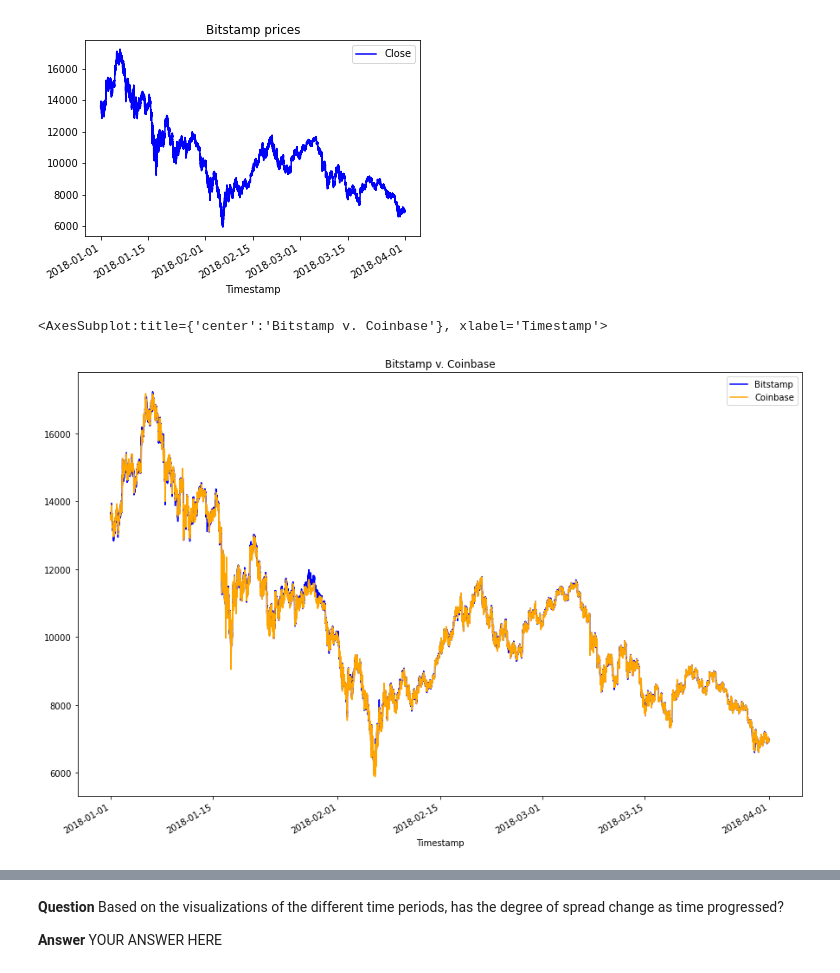
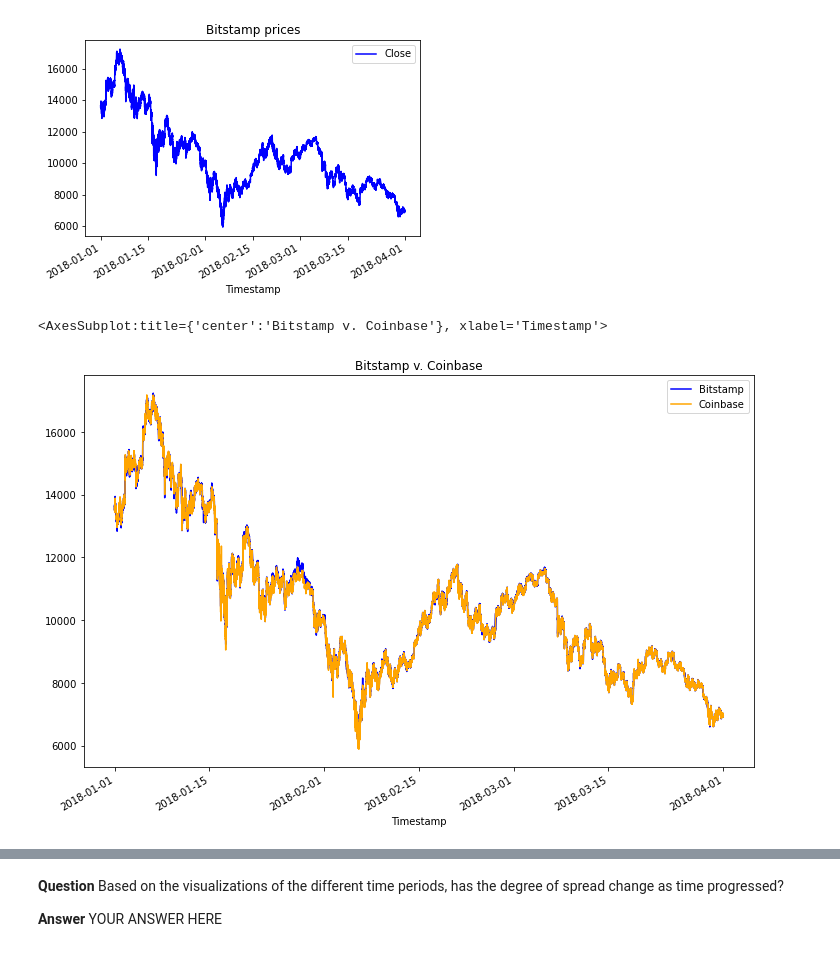
Before and after one commit to sangramsinghg/berkeley_fintech_module_3_challenge, a Jupyter notebook: crypto_arbitrage.ipynb, the cells around one changed output, grey strips where cells are left out. Drawn from its saved outputs; the diff is of its cells as text; code cells hidden in the pictures.

```diff
--- a/crypto_arbitrage.ipynb
+++ b/crypto_arbitrage.ipynb
@@ -251,9 +251,10 @@ bitstamp_sliced.plot(figsize=(6,4), title="Bitstamp prices", color="blue")
 # %%
 # Overlay the visualizations for the bitstamp and coinbase DataFrames in one plot
 # The plot should visualize the prices over the full lenth of the dataset
-# Be sure to include the parameters: legend, figure size, title, and color and label
-# YOUR CODE HERE
+# included the parameters: legend, figure size, title, and color and label
+ax=bitstamp_sliced['Close'].plot(figsize=(12,8), legend=True, title="Bitstamp v. Coinbase", color="blue", label='Bitstamp')
+coinbase_sliced['Close'].plot(figsize=(12,8), legend=True, color="orange", label='Coinbase',ax=ax)
 # %% [output]
 <AxesSubplot:title={'center':'Bitstamp v. Coinbase'}, xlabel='Timestamp'>
-[figure, old version]
+[figure, new version]
 # %%
```
Also changed, not shown: parts of 3 cells of this notebook.
